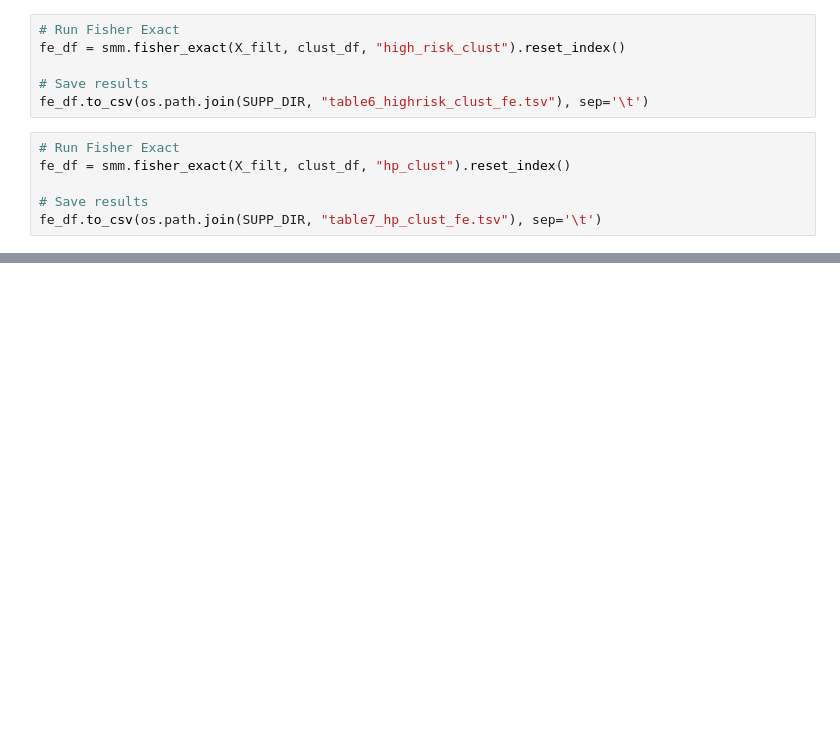
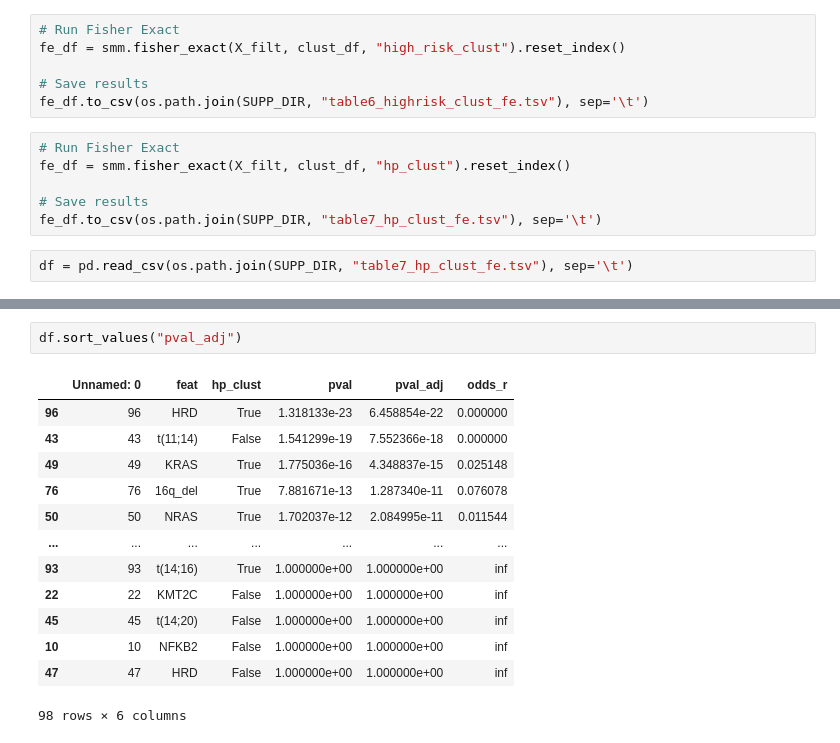
Before and after one commit to getzlab/SMM_clustering_2020, a Jupyter notebook: Fig1/1_clustering.ipynb, the cells around one changed output, grey strips where cells are left out. Saved outputs shown, nothing was run; the diff lists cells and outputs as text; blank space fills up the shorter version.

```diff
--- a/Fig1/1_clustering.ipynb
+++ b/Fig1/1_clustering.ipynb
@@ -351,3 +369,5 @@ fe_df = smm.fisher_exact(X_filt, clust_df, "hp_clust").reset_index()
 
 # Save results
 fe_df.to_csv(os.path.join(SUPP_DIR, "table7_hp_clust_fe.tsv"), sep='\t')
+# %%
+df = pd.read_csv(os.path.join(SUPP_DIR, "table7_hp_clust_fe.tsv"), sep='\t')
@@ -353,0 +387,16 @@ fe_df.to_csv(os.path.join(SUPP_DIR, "table7_hp_clust_fe.tsv"), sep='\t')
+# %%
+df.sort_values("pval_adj")
+# %% [output]
+|  | Unnamed: 0 | feat | hp_clust | pval | pval_adj | odds_r |
+| 96 | 96 | HRD | True | 1.318133e-23 | 6.458854e-22 | 0.000000 |
+| 43 | 43 | t(11;14) | False | 1.541299e-19 | 7.552366e-18 | 0.000000 |
+| 49 | 49 | KRAS | True | 1.775036e-16 | 4.348837e-15 | 0.025148 |
+| 76 | 76 | 16q_del | True | 7.881671e-13 | 1.287340e-11 | 0.076078 |
+| 50 | 50 | NRAS | True | 1.702037e-12 | 2.084995e-11 | 0.011544 |
+| ... | ... | ... | ... | ... | ... | ... |
+| 93 | 93 | t(14;16) | True | 1.000000e+00 | 1.000000e+00 | inf |
+| 22 | 22 | KMT2C | False | 1.000000e+00 | 1.000000e+00 | inf |
+| 45 | 45 | t(14;20) | False | 1.000000e+00 | 1.000000e+00 | inf |
+| 10 | 10 | NFKB2 | False | 1.000000e+00 | 1.000000e+00 | inf |
+| 47 | 47 | HRD | False | 1.000000e+00 | 1.000000e+00 | inf |
+98 rows × 6 columns
```
Also changed, not shown: parts of 17 cells of this notebook, 32 other files.
